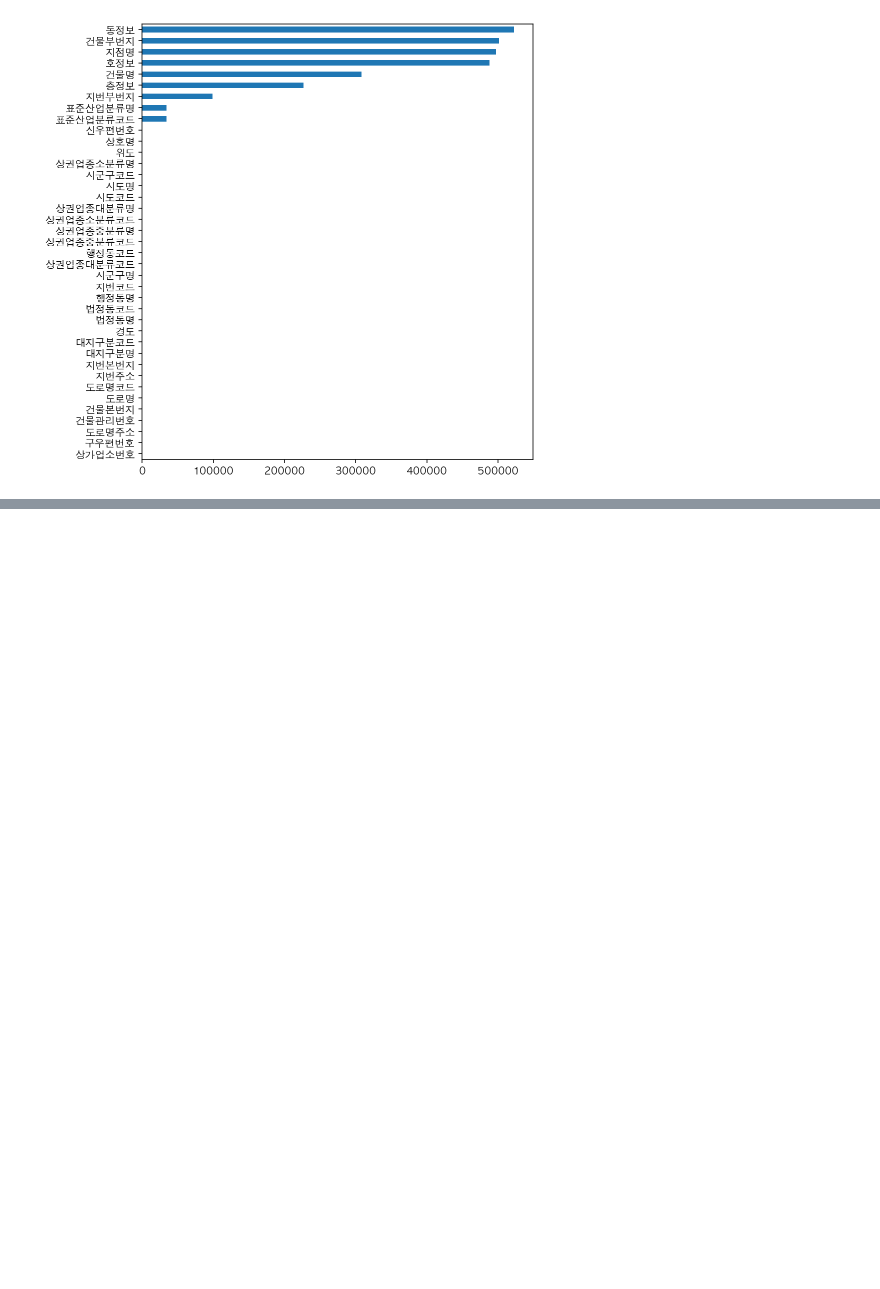
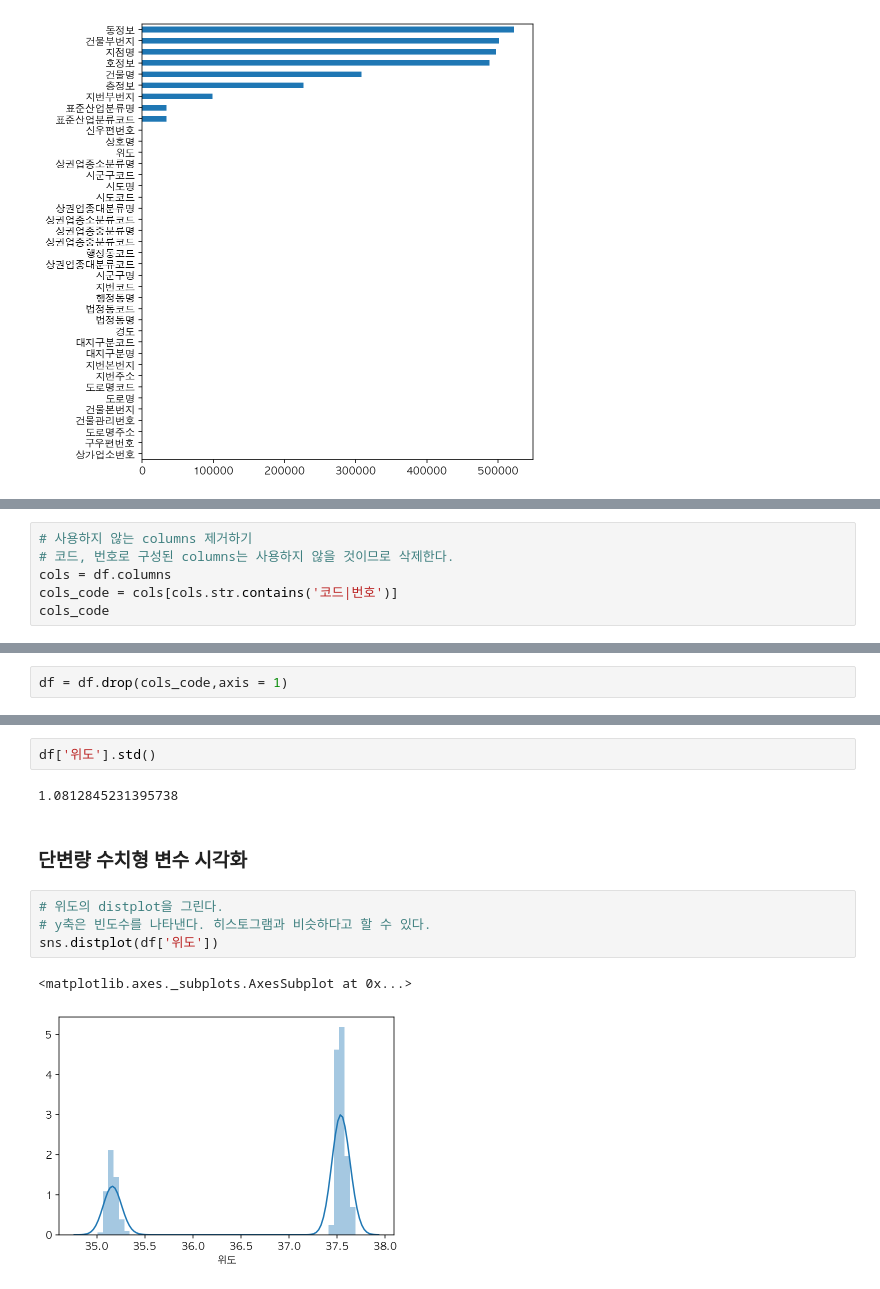
Before and after one commit to MovingKyo/python_data_visualization, a Jupyter notebook: 상가 상권 분석 데이터 시각화.ipynb, the cells around one changed output, grey strips where cells are left out. Drawn from its saved outputs; the diff is of its cells as text; blank space fills up the shorter version.

```diff
--- a/상가 상권 분석 데이터 시각화.ipynb
+++ b/상가 상권 분석 데이터 시각화.ipynb
@@ -137,0 +196,6 @@ n.sort_values().plot.barh(figsize=(7,8))
+# %%
+# 사용하지 않는 columns 제거하기
+# 코드, 번호로 구성된 columns는 사용하지 않을 것이므로 삭제한다.
+cols = df.columns
+cols_code = cols[cols.str.contains('코드|번호')]
+cols_code
@@ -137,0 +207,2 @@ n.sort_values().plot.barh(figsize=(7,8))
+# %%
+df = df.drop(cols_code,axis = 1)
@@ -137,0 +392,13 @@ n.sort_values().plot.barh(figsize=(7,8))
+# %%
+df['위도'].std()
+# %% [output]
+1.0812845231395738
+# %% [markdown]
+### 단변량 수치형 변수 시각화
+# %%
+# 위도의 distplot을 그린다.
+# y축은 빈도수를 나타낸다. 히스토그램과 비슷하다고 할 수 있다.
+sns.distplot(df['위도'])
+# %% [output]
+<matplotlib.axes._subplots.AxesSubplot at 0x...>
+[figure, added]
```
Also changed, not shown: parts of 35 cells of this notebook.
